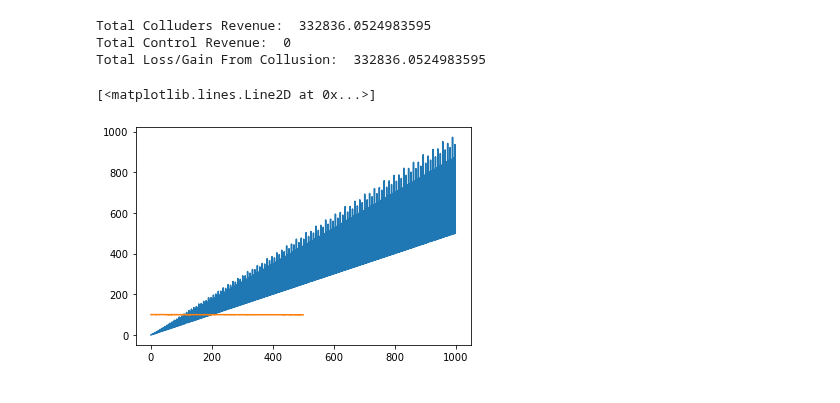
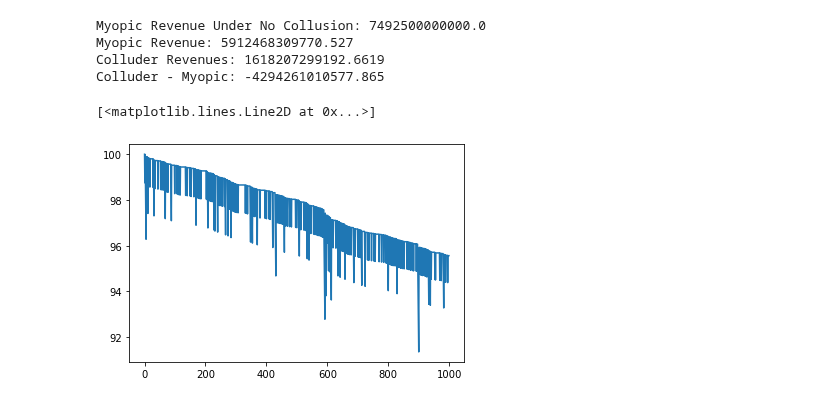
Before and after one commit to teohyikhaw/camcos, a Jupyter notebook: simulations/Collusion Simulation.ipynb, the cells around one changed output. Drawn from its saved outputs; the diff is of its cells as text; code cells hidden in the pictures.

```diff
--- a/simulations/Collusion Simulation.ipynb
+++ b/simulations/Collusion Simulation.ipynb
@@ -66,14 +53,18 @@ plt.plot(revenue_data)
-# %%
-print('Total Colluders Revenue: ', sum(revenue_data))
-print('Total Control Revenue: ', sum(no_collusion[2]))
-print('Total Loss/Gain From Collusion: ', sum(revenue_data)-sum(no_collusion[2]))
-# %% [output]
-Total Colluders Revenue:  332836.0524983595
-Total Control Revenue:  0
-Total Loss/Gain From Collusion:  332836.0524983595
-# %%
-plt.plot(revenue_data)
-plt.plot(basefee_data)
-# %% [output]
-[<matplotlib.lines.Line2D at 0x...>]
-[figure, removed]
+# %%
+sim = collusion_scenario(.25, 1500000, 1000)
+controll_sim = collusion_scenario(0, 1500000, 1000)
+
+print("Myopic Revenue Under No Collusion:", sum(controll_sim["Overall Revenues"]))
+print("Myopic Revenue:", sum(sim["Myopic Revenues"]))
+print("Colluder Revenues:", sum(sim["Colluder Revenues"]))
+print("Colluder - Myopic:", sum(sim["Colluder Revenues"]) - sum(sim["Myopic Revenues"]))
+# %% [output]
+Myopic Revenue Under No Collusion: 7492500000000.0
+Myopic Revenue: 5912468309770.527
+Colluder Revenues: 1618207299192.6619
+Colluder - Myopic: -4294261010577.865
+# %%
+plt.plot(sim["Basefee"])
+# %% [output]
+[<matplotlib.lines.Line2D at 0x...>]
+[figure, added]
```
Also changed, not shown: parts of 8 cells of this notebook, 1 other file.
